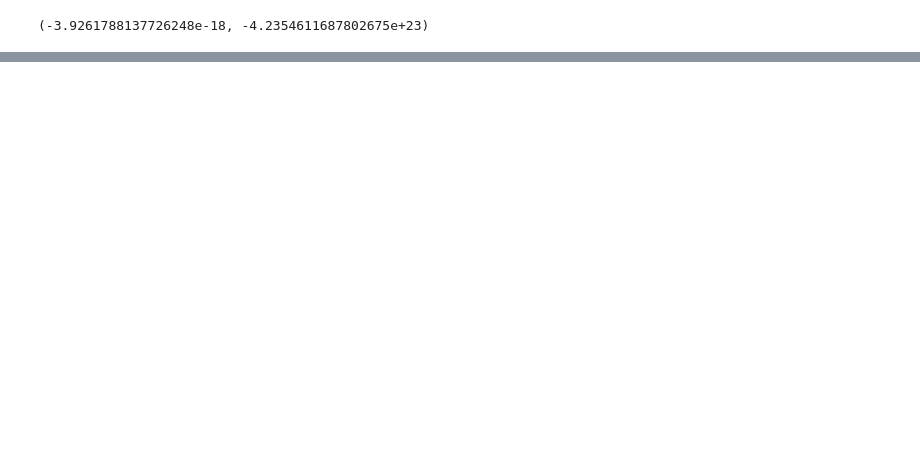
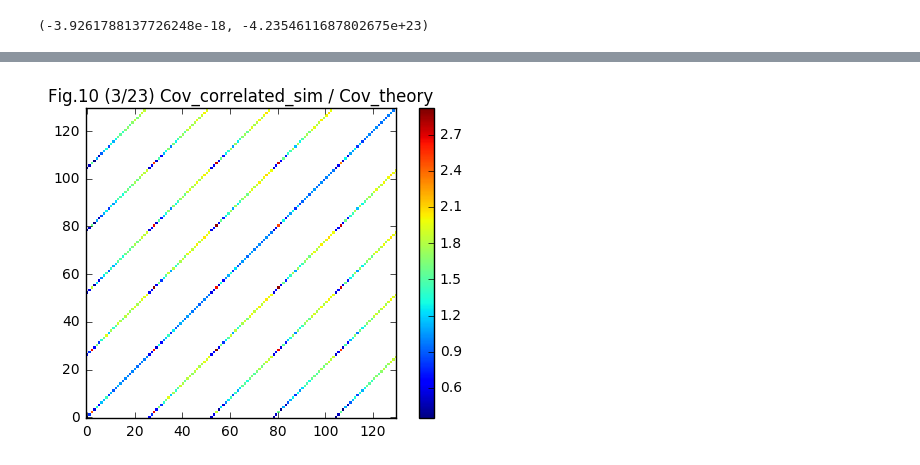
Before and after one commit to liuxx479/fisher, a Jupyter notebook: fisher.ipynb, the cells around one changed output, grey strips where cells are left out. Saved outputs shown, nothing was run; the diff lists cells and outputs as text; code cells hidden in the pictures; blank space fills up the shorter version.

```diff
--- a/fisher.ipynb
+++ b/fisher.ipynb
@@ -537,0 +579,7 @@ ell width [  32.84667569   32.84667569   69.07982486   29.90679997   34.18469786
+# %%
+imshow(Cov5_diag/Cov5_diagT, origin='lower',interpolation='nearest')
+colorbar()
+title('Fig.10 (3/23) Cov_correlated_sim / Cov_theory')
+show()
+# %% [output]
+[figure, added]
```
Also changed, not shown: parts of 8 cells of this notebook.
